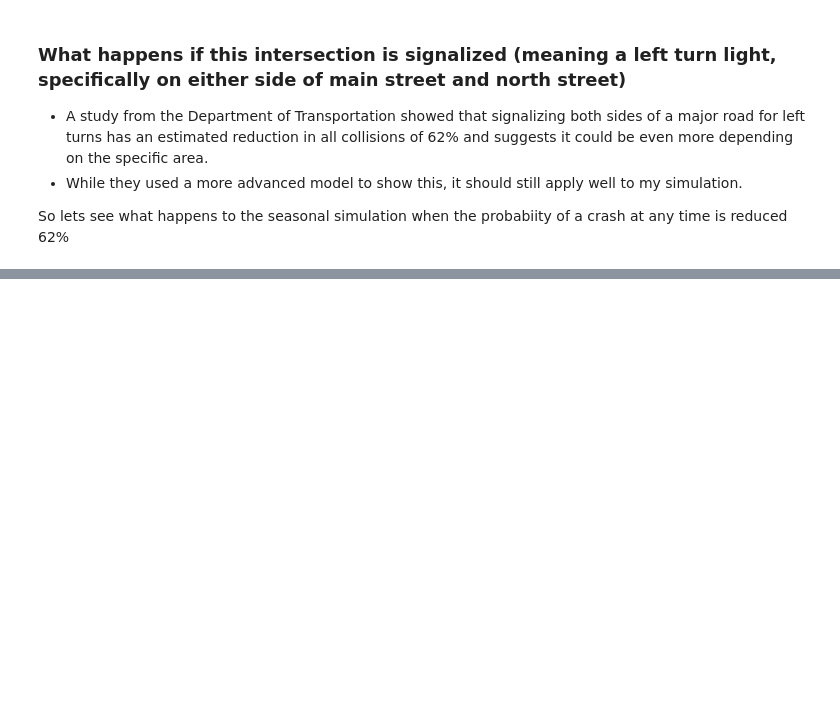
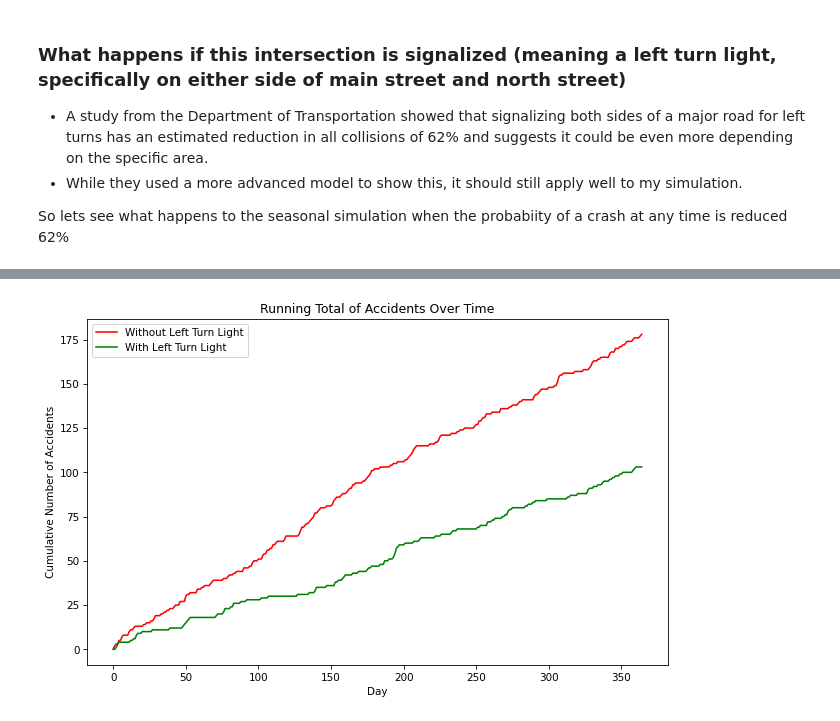
Before and after one commit to jonburns2454/DATA-604, a Jupyter notebook: FINAL PROJECT/final_project_JBurns.ipynb, the cells around one changed output, grey strips where cells are left out. Saved outputs shown, nothing was run; the diff lists cells and outputs as text; code cells hidden in the pictures; blank space fills up the shorter version.

```diff
--- a/FINAL PROJECT/final_project_JBurns.ipynb
+++ b/FINAL PROJECT/final_project_JBurns.ipynb
@@ -603,0 +121,71 @@ plt.show()
+# %%
+import simpy
+import pandas as pd
+import matplotlib.pyplot as plt
+import random
+
+# Initial variables
+DAYS_IN_SIMULATION = 365
+HOUSEHOLDS = 9700
+TRIPS_PER_DAY_PER_HOUSEHOLD = 2
+IMPROVEMENT_RATE = 0.32
+BASE_ACCIDENT_RATE = 0.0001
+TRIP_LIMIT = 0.30  #chance of leaving the house and going through the intersection
+TOTAL_TRIPS = HOUSEHOLDS * TRIPS_PER_DAY_PER_HOUSEHOLD * DAYS_IN_SIMULATION
+SIMULATION_TIME = DAYS_IN_SIMULATION * 24 * 60 * 60
+
+class TrafficLight:
+    def __init__(self, env, has_left_turn_light):
+        self.env = env
+        self.has_left_turn_light = has_left_turn_light
+        self.accidents = 0
+        self.daily_accidents = [0] * DAYS_IN_SIMULATION  #Daily accident tracher I added for visualization purposes later
+
+    def pass_through(self, current_day):
+        accident_prob = BASE_ACCIDENT_RATE
+        if self.has_left_turn_light:
+            accident_prob *= (1 - IMPROVEMENT_RATE)
+        if random.random() < accident_prob:
+            self.accidents += 1
+            self.daily_accidents[current_day] += 1  # Increment today's accidents
+
+def car(env, traffic_light, current_day):
+    # Simulate the 30% chance of leaving the house and going through the intersection
+    if random.random() <= TRIP_LIMIT:
+        traffic_light.pass_through(current_day)
+    yield env.timeout(random.randint(1, 10))
+
+def run_simulation(has_left_turn_light):
+    env = simpy.Environment()
+    traffic_light = TrafficLight(env, has_left_turn_light)
+
+    def generate_cars(env, traffic_light):
+        current_day = 0
+        for _ in range(int(TOTAL_TRIPS)):
+            if env.now >= (current_day + 1) * 24 * 60 * 60:
+                current_day += 1  # Move to the next day
+            yield env.timeout(random.randint(1, 10))
+            env.process(car(env, traffic_light, current_day))
+
+    env.process(generate_cars(env, traffic_light))
+    env.run(until=SIMULATION_TIME)
+    return traffic_light.daily_accidents
+
+# Run simulations and calculate running total of accidents
+accidents_without_left_turn_light = run_simulation(False)
+accidents_with_left_turn_light = run_simulation(True)
+
+# Calculate running totals
+running_total_without = pd.Series(accidents_without_left_turn_light).cumsum()
+running_total_with = pd.Series(accidents_with_left_turn_light).cumsum()
+
+plt.figure(figsize=(10, 6))
+plt.plot(running_total_without, label='Without Left Turn Light', color='red')
+plt.plot(running_total_with, label='With Left Turn Light', color='green')
+plt.ylabel('Cumulative Number of Accidents')
+plt.xlabel('Day')
+plt.title('Running Total of Accidents Over Time')
+plt.legend()
+plt.show()
+# %% [output]
+[figure, added]
```
Also changed, not shown: parts of 20 cells of this notebook.
